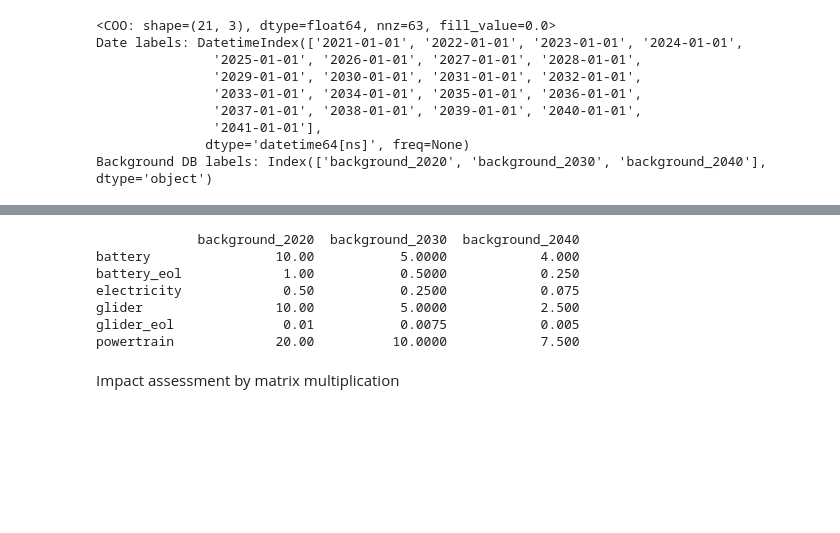
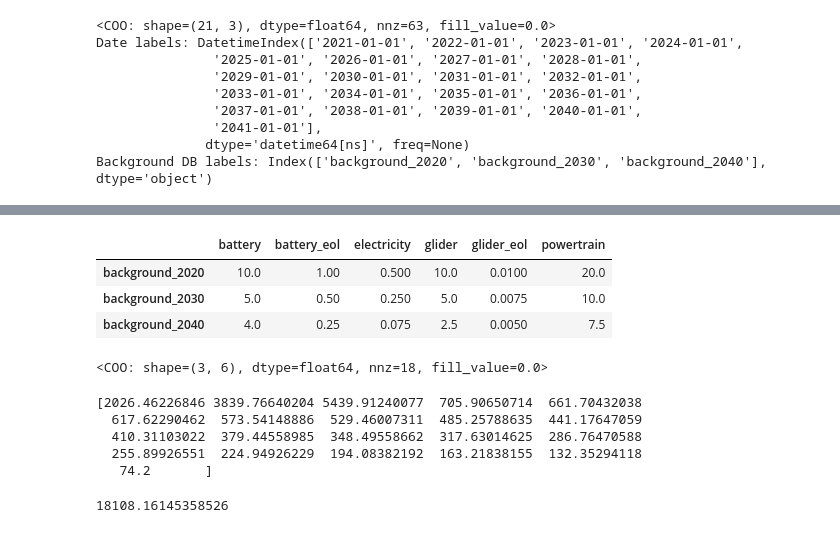
Before and after one commit to JanTautorus/bw_timex, a Jupyter notebook: notebooks/timeline_experiments.ipynb, the cells around one changed output, grey strips where cells are left out. Cells and saved outputs as stored; diff of their text form; code cells hidden in the pictures; blank space fills up the shorter version.

Commit message:
finish calculating static score with sparse matrices

```diff
--- a/notebooks/timeline_experiments.ipynb
+++ b/notebooks/timeline_experiments.ipynb
@@ -213,25 +194,24 @@ print(dense_matrix)
 # %%
 component_gwis = {
     "glider": (10, 5, 2.5),
     "powertrain": (20, 10, 7.5),
     "battery": (10, 5, 4),
     "electricity": (0.5, 0.25, 0.075),
     "glider_eol": (0.01, 0.0075, 0.005),
     "battery_eol": (1, 0.5, 0.25),
 }
 
-# Convert the dictionary to a DataFrame
 df_impact_from_bg = pd.DataFrame.from_dict(component_gwis, orient='index', columns=['background_2020', 'background_2030', 'background_2040'])
-df_impact_from_bg.sort_index(inplace=True)
+df_impact_from_bg.sort_index(inplace=True) # ensure consistent order to have same index mapping as in technosphere tensor
+df_impact_from_bg = df_impact_from_bg.T
 
-print(df_impact_from_bg)
+display(df_impact_from_bg)
+impact_matrix_bg_product = sparse.COO.from_numpy(df_impact_from_bg.to_numpy())
+
+print(impact_matrix_bg_product) # background_db x product
 # %% [output]
+|  | battery | battery_eol | electricity | glider | glider_eol | powertrain |
+| background_2020 | 10.0 | 1.00 | 0.500 | 10.0 | 0.0100 | 20.0 |
+| background_2030 | 5.0 | 0.50 | 0.250 | 5.0 | 0.0075 | 10.0 |
+| background_2040 | 4.0 | 0.25 | 0.075 | 2.5 | 0.0050 | 7.5 |
-             background_2020  background_2030  background_2040
-battery                10.00           5.0000            4.000
-battery_eol             1.00           0.5000            0.250
-electricity             0.50           0.2500            0.075
-glider                 10.00           5.0000            2.500
-glider_eol              0.01           0.0075            0.005
-powertrain             20.00          10.0000            7.500
+<COO: shape=(3, 6), dtype=float64, nnz=18, fill_value=0.0>
-# %% [markdown]
-Impact assessment by matrix multiplication
@@ -269,0 +218,43 @@ print(impact)
+# %%
+def calculate_time_specific_impact(technosphere_slice, interpolation_matrix_date_bg, impact_matrix_bg_product):
+    """
+    Calculates the time-specific impact for a given time slice of the technosphere tensor.
+
+    Parameters:
+    technosphere_slice (sparse.COO): A 2D slice of the technosphere tensor for a specific process.
+    interpolation_matrix_date_bg (sparse.COO): A sparse matrix with dates on one axis and background databases on the other.
+    impact_matrix_bg_product (sparse.COO): A sparse matrix with background databases on one axis and products on the other.
+
+    Returns:
+    sparse.COO: A sparse vector with with impact values for each date.
+    """
+
+    impact_matrix_date_product = interpolation_matrix_date_bg @ impact_matrix_bg_product
+    impact_vector_date = (impact_matrix_date_product * technosphere_slice).sum(axis=1)
+
+    return impact_vector_date
+
+# Find the index of the process "Electric vehicle" in the process_labels
+process_index = np.where(process_labels == "Electric vehicle, lifecycle")[0][0]
+
+# Get the 2D slice of the technosphere tensor for the specific process
+technosphere_slice = technosphere_tensor[:, :, process_index]
+
+impact_vector_date = calculate_time_specific_impact(technosphere_slice, interpolation_matrix_date_bg, impact_matrix_bg_product)
+print(impact_vector_date.todense())
+# %% [output]
+[2026.46226846 3839.76640204 5439.91240077  705.90650714  661.70432038
+  617.62290462  573.54148886  529.46007311  485.25788635  441.17647059
+  410.31103022  379.44558985  348.49558662  317.63014625  286.76470588
+  255.89926551  224.94926229  194.08382192  163.21838155  132.35294118
+   74.2       ]
+# %%
+impact_vector_date.sum()
+
+# Same as tlca.score for static LCIA!
+
+# tlca.static_lcia()
+# tlca.score   #kg CO2-eq
+# 18108.161482418607
+# %% [output]
+18108.16145358526
```
Also changed, not shown: parts of 7 cells of this notebook.
